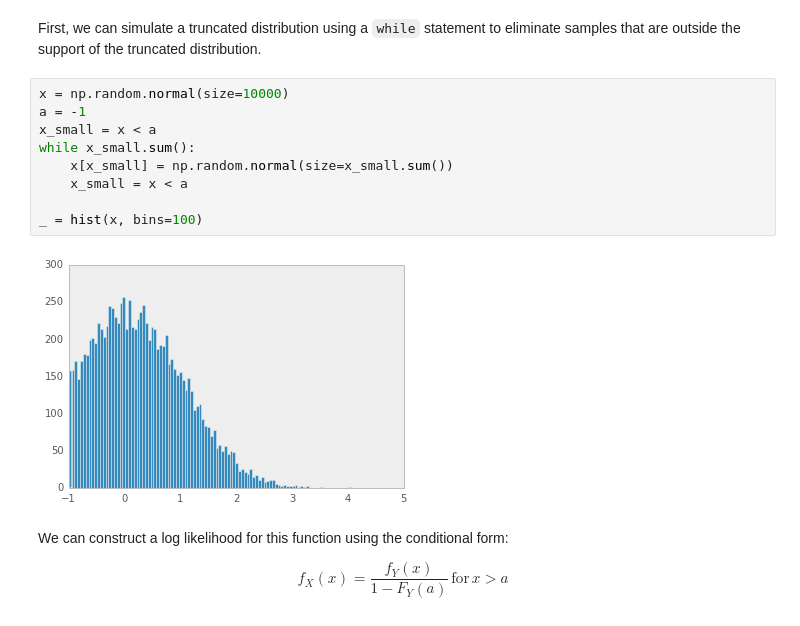
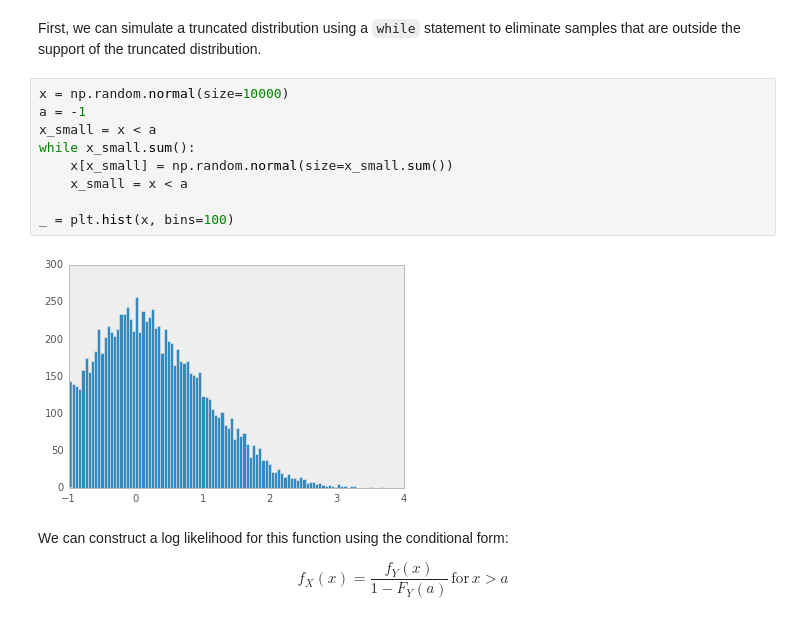
Before and after one commit to fonnesbeck/pytenn2014_tutorial, a Jupyter notebook: Part 2. Statistical Data Modeling.ipynb, the cells around one changed output. Drawn from its saved outputs; the diff is of its cells as text.

```diff
--- a/Part 2. Statistical Data Modeling.ipynb
+++ b/Part 2. Statistical Data Modeling.ipynb
@@ -455,14 +471,14 @@ First, we can simulate a truncated distribution using a `while` statement to eli
 # %%
 x = np.random.normal(size=10000)
 a = -1
 x_small = x < a
 while x_small.sum():
     x[x_small] = np.random.normal(size=x_small.sum())
     x_small = x < a
 
-_ = hist(x, bins=100)
+_ = plt.hist(x, bins=100)
 # %% [output]
-[figure, old version]
+[figure, new version]
 # %% [markdown]
 We can construct a log likelihood for this function using the conditional form:
 
```
Also changed, not shown: parts of 48 cells of this notebook, 2 other files.
